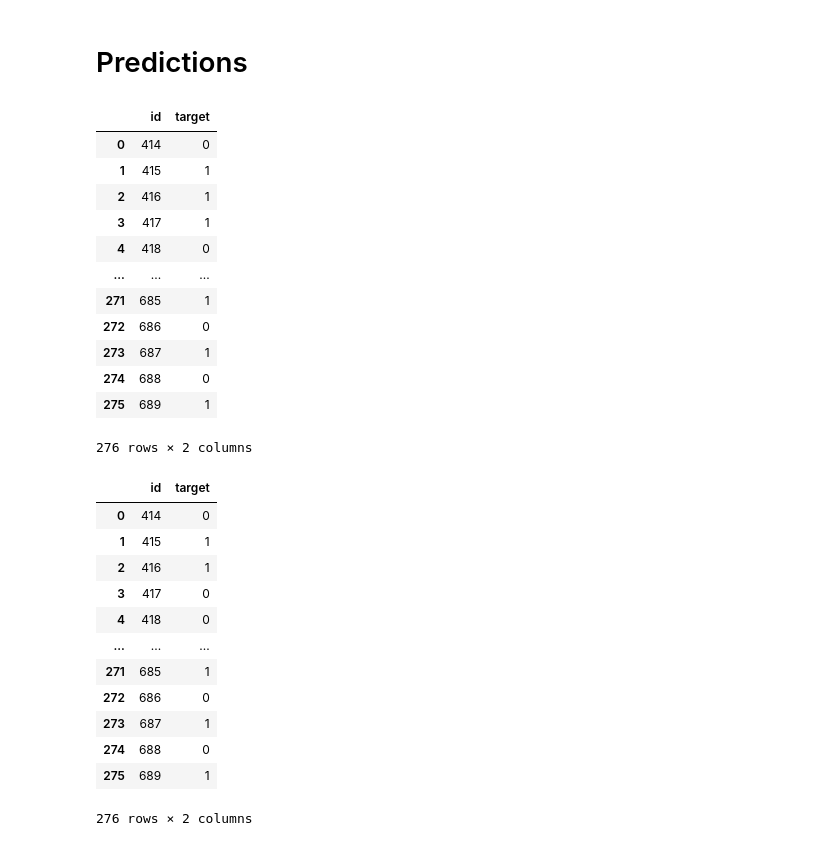
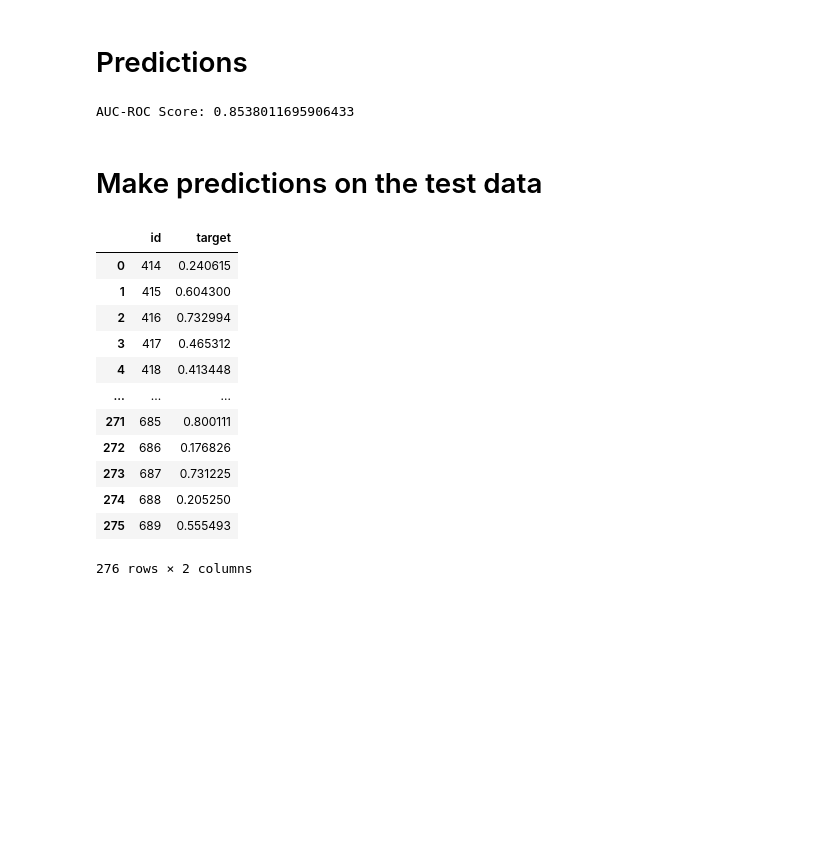
Before and after one commit to nikhil697/Kaggle-Competitions, a Jupyter notebook: kidney-stone-classification-by-nikhil.ipynb, the cells around one changed output. Saved outputs shown, nothing was run; the diff lists cells and outputs as text; code cells hidden in the pictures; blank space fills up the shorter version.

```diff
--- a/kidney-stone-classification-by-nikhil.ipynb
+++ b/kidney-stone-classification-by-nikhil.ipynb
@@ -118,7 +118,7 @@ X_train, X_val, y_train, y_val = train_test_split(X,y,test_size=0.2,random_state
 # %%
 model1 = RandomForestClassifier()
 model2 = GradientBoostingClassifier()
-model3 = SVC()
+model3 = SVC(probability=True)
 # %%
 model1.fit(X_train, y_train)
 model2.fit(X_train, y_train)
@@ -134,40 +134,36 @@ predictions3 = model3.predict(test_data)
+# %%
+combined_predictions = (val_predictions1 + val_predictions2 + val_predictions3) / 3
+
+auc_roc = roc_auc_score(y_val, combined_predictions)
+print(f'AUC-ROC Score: {auc_roc}')
+# %% [output]
+AUC-ROC Score: 0.8538011695906433
+# %% [markdown]
+# Make predictions on the test data
+# %%
+
+test_predictions1 = model1.predict_proba(test_data)[:, 1]
+test_predictions2 = model2.predict_proba(test_data)[:, 1]
+test_predictions3 = model3.predict_proba(test_data)[:, 1]
+
+combined_test_predictions = (test_predictions1 + test_predictions2 + test_predictions3) / 3
 # %%
 submission_df = pd.DataFrame({
     'id': test_data_file['id'],
-    'target': predictions1
+    'target': combined_test_predictions
 })
 submission_df
 # %% [output]
 |  | id | target |
-| 0 | 414 | 0 |
-| 1 | 415 | 1 |
-| 2 | 416 | 1 |
-| 3 | 417 | 1 |
-| 4 | 418 | 0 |
+| 0 | 414 | 0.240615 |
+| 1 | 415 | 0.604300 |
+| 2 | 416 | 0.732994 |
+| 3 | 417 | 0.465312 |
+| 4 | 418 | 0.413448 |
 | ... | ... | ... |
-| 271 | 685 | 1 |
-| 272 | 686 | 0 |
-| 273 | 687 | 1 |
-| 274 | 688 | 0 |
-| 275 | 689 | 1 |
+| 271 | 685 | 0.800111 |
+| 272 | 686 | 0.176826 |
+| 273 | 687 | 0.731225 |
+| 274 | 688 | 0.205250 |
+| 275 | 689 | 0.555493 |
 276 rows × 2 columns
-# %%
-submission_df2 = pd.DataFrame({
-    'id': test_data_file['id'],
-    'target': predictions2
-})
-submission_df2
-# %% [output]
-|  | id | target |
-| 0 | 414 | 0 |
-| 1 | 415 | 1 |
-| 2 | 416 | 1 |
-| 3 | 417 | 0 |
-| 4 | 418 | 0 |
-| ... | ... | ... |
-| 271 | 685 | 1 |
-| 272 | 686 | 0 |
-| 273 | 687 | 1 |
-| 274 | 688 | 0 |
-| 275 | 689 | 1 |
-276 rows × 2 columns
```
Also changed, not shown: parts of 6 cells of this notebook.
